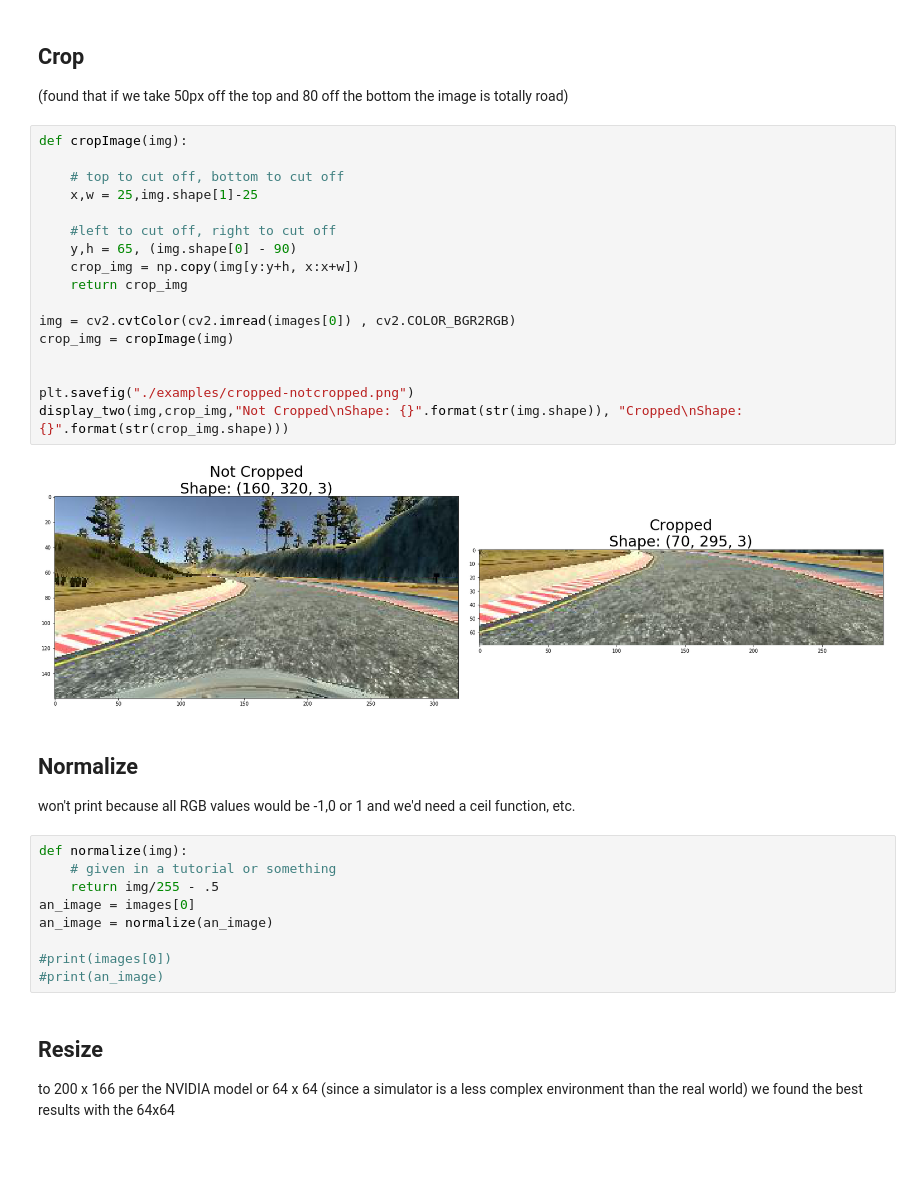
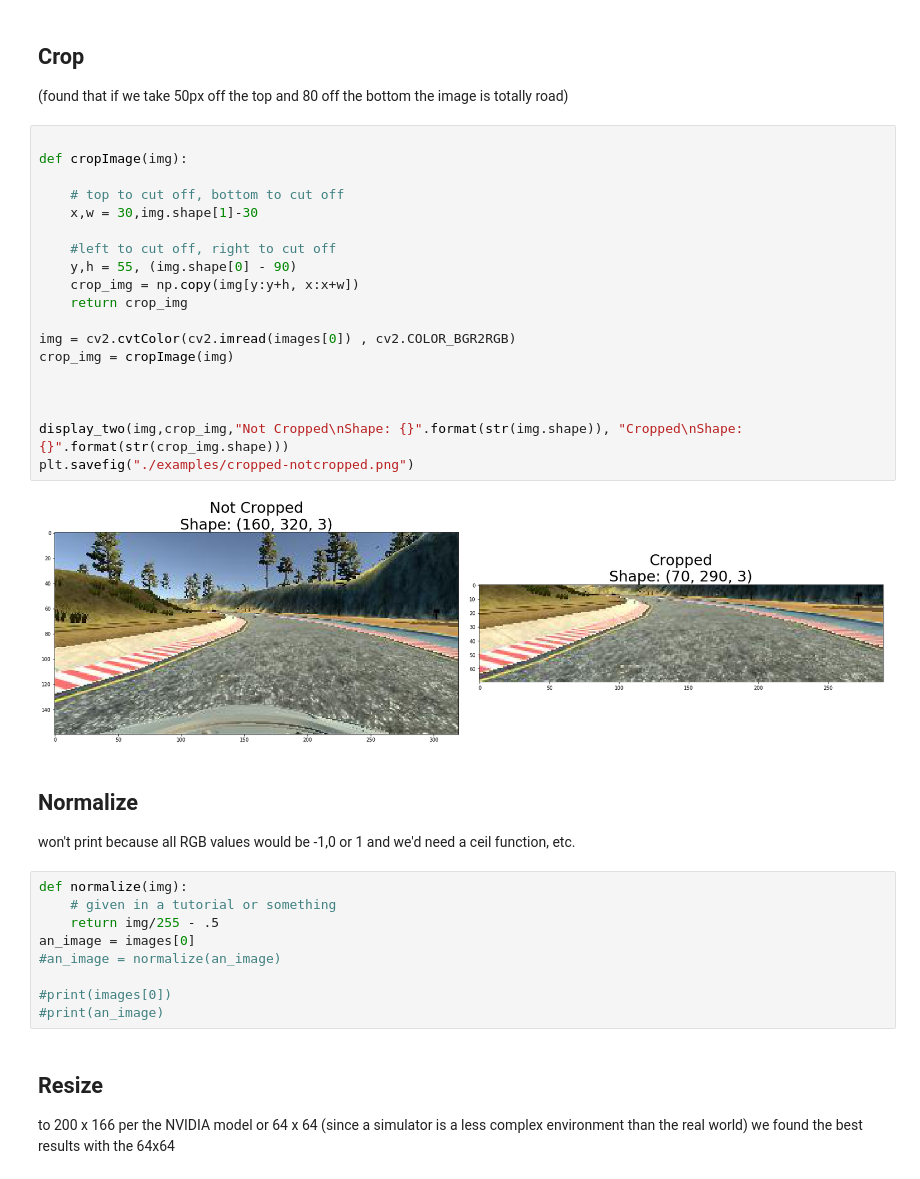
Before and after one commit to leclair-7/CarND-Behavioral-Cloning-P3, a Jupyter notebook: Preprocessing-Concepts.ipynb, the cells around one changed output. Drawn from its saved outputs; the diff is of its cells as text.

```diff
--- a/Preprocessing-Concepts.ipynb
+++ b/Preprocessing-Concepts.ipynb
@@ -143,24 +143,26 @@ plt.savefig("./examples/brightness-original.png")
 ## Crop
 (found that if we take 50px off the top and 80 off the bottom the image is  totally road)
 # %%
+
 def cropImage(img):
 
     # top to cut off, bottom to cut off
-    x,w = 25,img.shape[1]-25
+    x,w = 30,img.shape[1]-30
 
     #left to cut off, right to cut off
-    y,h = 65, (img.shape[0] - 90)
+    y,h = 55, (img.shape[0] - 90)
     crop_img = np.copy(img[y:y+h, x:x+w])
     return crop_img
 
 img = cv2.cvtColor(cv2.imread(images[0]) , cv2.COLOR_BGR2RGB)
 crop_img = cropImage(img)
 
 
+
+display_two(img,crop_img,"Not Cropped\nShape: {}".format(str(img.shape)), "Cropped\nShape: {}".format(str(crop_img.shape)))
 plt.savefig("./examples/cropped-notcropped.png")
-display_two(img,crop_img,"Not Cropped\nShape: {}".format(str(img.shape)), "Cropped\nShape: {}".format(str(crop_img.shape)))
 # %% [output]
-[figure, old version]
+[figure, new version]
 # %% [markdown]
 ## Normalize
 won't print because all RGB values would be -1,0 or 1 and we'd need a ceil function, etc.
@@ -169,7 +171,7 @@ def normalize(img):
     # given in a tutorial or something
     return img/255 - .5
 an_image = images[0]
-an_image = normalize(an_image)
+#an_image = normalize(an_image)
 
 #print(images[0])
 #print(an_image)
```
Also changed, not shown: parts of 8 cells of this notebook, 2 other files.
